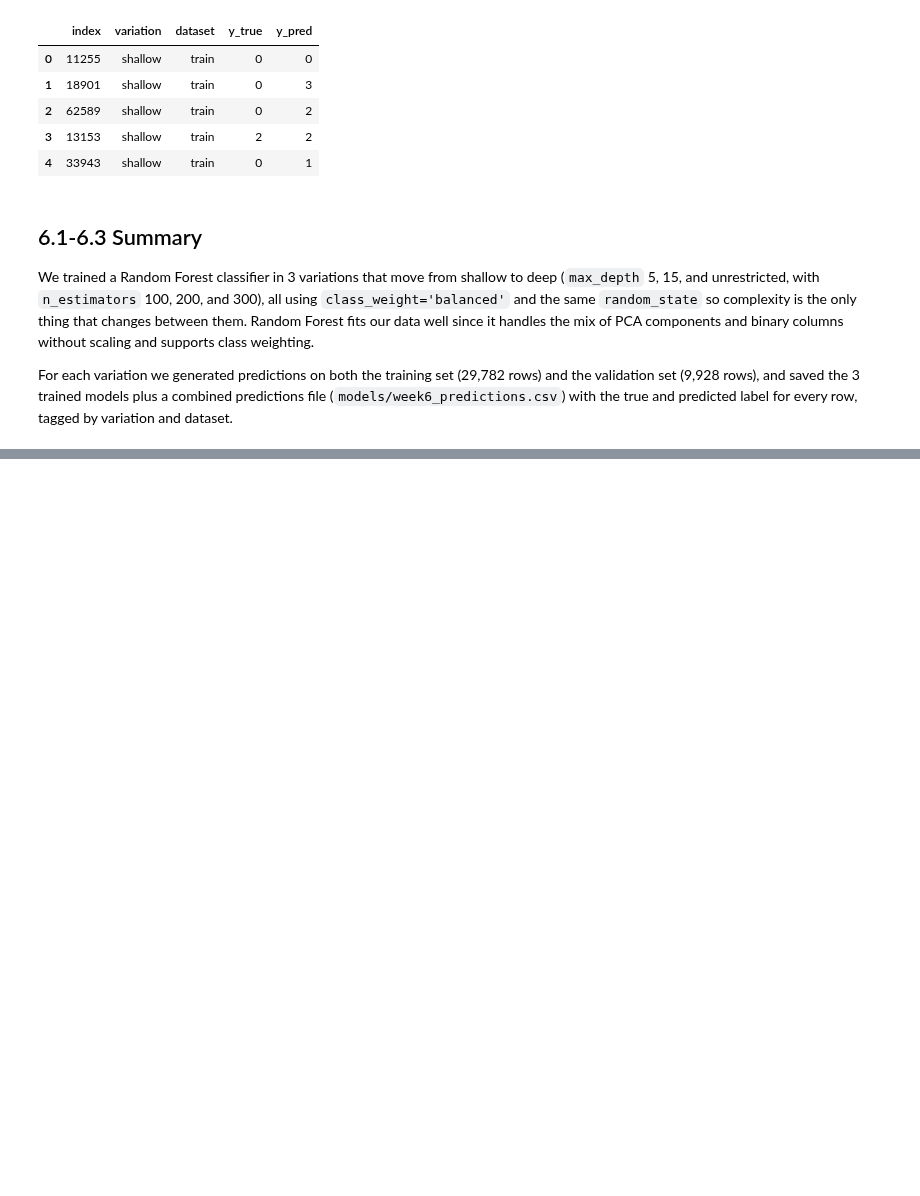
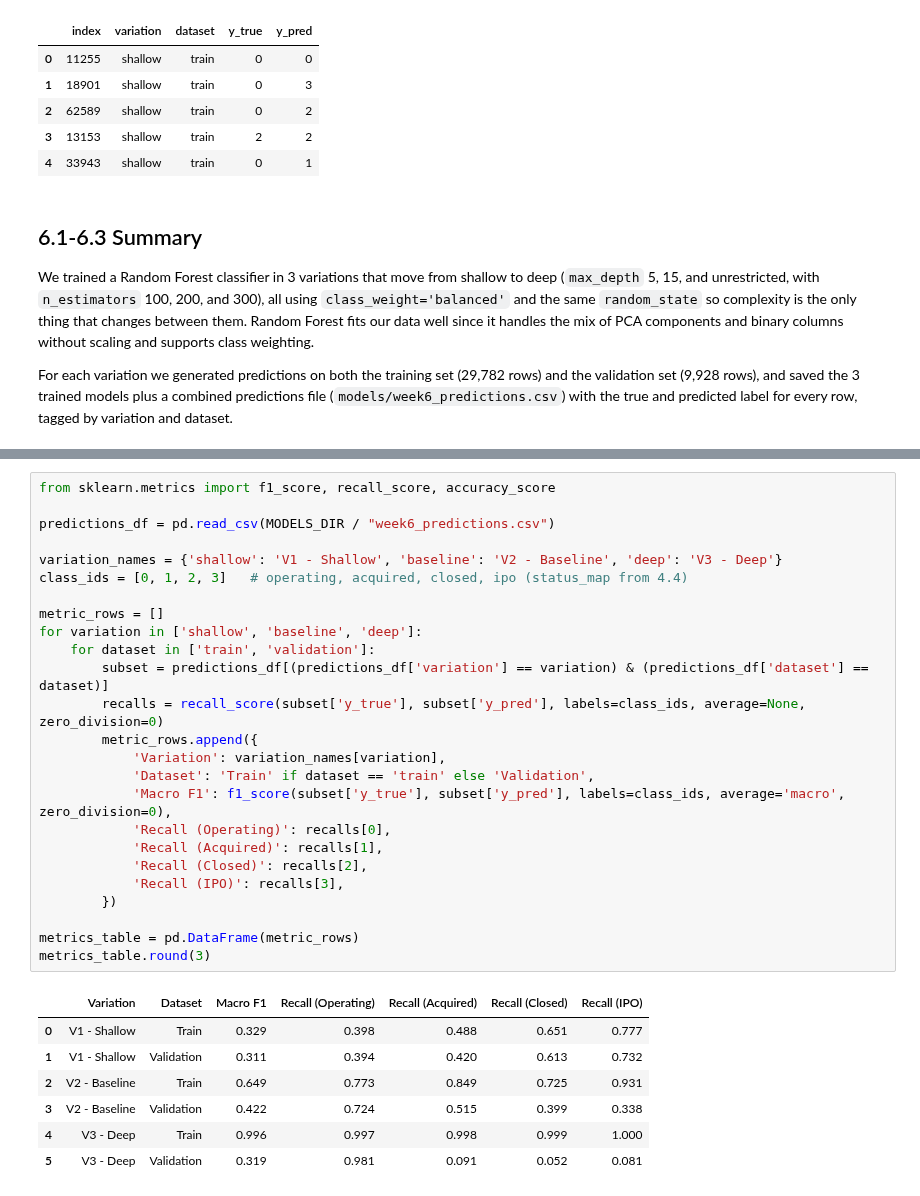
Before and after one commit to Hughes-Tyler/AnalyticsCapstone, a Jupyter notebook: notebooks/main.ipynb, the cells around one changed output, grey strips where cells are left out. Drawn from its saved outputs; the diff is of its cells as text; blank space fills up the shorter version.

Commit message:
Added section 6.4 metrics calculation

```diff
--- a/notebooks/main.ipynb
+++ b/notebooks/main.ipynb
@@ -1437,0 +1442,33 @@ every row, tagged by variation and dataset.
+# %%
+from sklearn.metrics import f1_score, recall_score, accuracy_score
+
+predictions_df = pd.read_csv(MODELS_DIR / "week6_predictions.csv")
+
+variation_names = {'shallow': 'V1 - Shallow', 'baseline': 'V2 - Baseline', 'deep': 'V3 - Deep'}
+class_ids = [0, 1, 2, 3]   # operating, acquired, closed, ipo (status_map from 4.4)
+
+metric_rows = []
+for variation in ['shallow', 'baseline', 'deep']:
+    for dataset in ['train', 'validation']:
+        subset = predictions_df[(predictions_df['variation'] == variation) & (predictions_df['dataset'] == dataset)]
+        recalls = recall_score(subset['y_true'], subset['y_pred'], labels=class_ids, average=None, zero_division=0)
+        metric_rows.append({
+            'Variation': variation_names[variation],
+            'Dataset': 'Train' if dataset == 'train' else 'Validation',
+            'Macro F1': f1_score(subset['y_true'], subset['y_pred'], labels=class_ids, average='macro', zero_division=0),
+            'Recall (Operating)': recalls[0],
+            'Recall (Acquired)': recalls[1],
+            'Recall (Closed)': recalls[2],
+            'Recall (IPO)': recalls[3],
+        })
+
+metrics_table = pd.DataFrame(metric_rows)
+metrics_table.round(3)
+# %% [output]
+|  | Variation | Dataset | Macro F1 | Recall (Operating) | Recall (Acquired) | Recall (Closed) | Recall (IPO) |
+| 0 | V1 - Shallow | Train | 0.329 | 0.398 | 0.488 | 0.651 | 0.777 |
+| 1 | V1 - Shallow | Validation | 0.311 | 0.394 | 0.420 | 0.613 | 0.732 |
+| 2 | V2 - Baseline | Train | 0.649 | 0.773 | 0.849 | 0.725 | 0.931 |
+| 3 | V2 - Baseline | Validation | 0.422 | 0.724 | 0.515 | 0.399 | 0.338 |
+| 4 | V3 - Deep | Train | 0.996 | 0.997 | 0.998 | 0.999 | 1.000 |
+| 5 | V3 - Deep | Validation | 0.319 | 0.981 | 0.091 | 0.052 | 0.081 |
```
Also changed, not shown: parts of 3 cells of this notebook.
